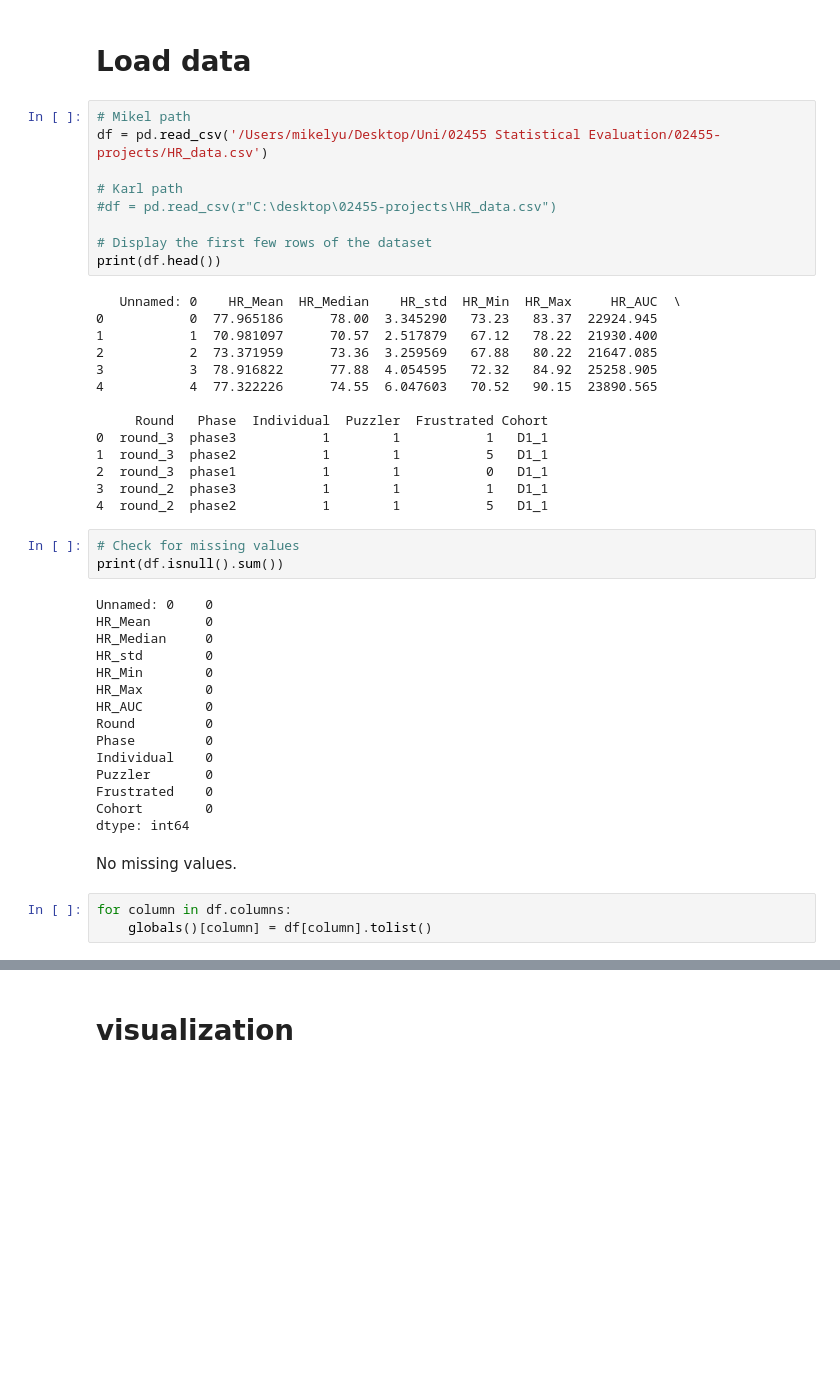
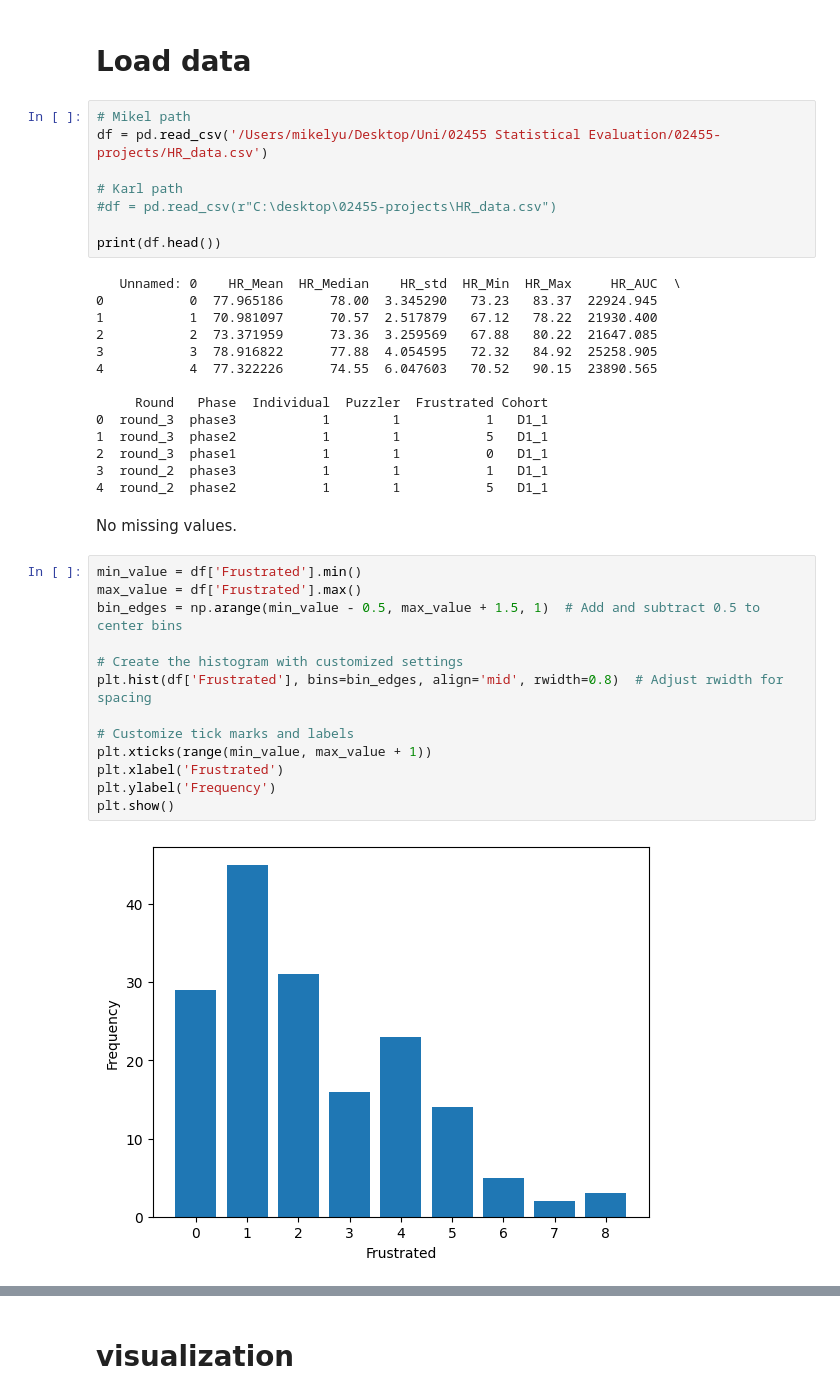
Before and after one commit to Mikel-Yu/02455-individual-project, a Jupyter notebook: Assignment_1_Task_2.ipynb, the cells around one changed output, grey strips where cells are left out. Saved outputs shown, nothing was run; the diff lists cells and outputs as text; blank space fills up the shorter version.

```diff
--- a/Assignment_1_Task_2.ipynb
+++ b/Assignment_1_Task_2.ipynb
@@ -24,7 +23,6 @@ df = pd.read_csv('/Users/mikelyu/Desktop/Uni/02455 Statistical Evaluation/02455-
 # Karl path
 #df = pd.read_csv(r"C:\desktop\02455-projects\HR_data.csv")
 
-# Display the first few rows of the dataset
 print(df.head())
 # %% [output]
    Unnamed: 0    HR_Mean  HR_Median    HR_std  HR_Min  HR_Max     HR_AUC  \
@@ -40,26 +38,20 @@ print(df.head())
 2  round_3  phase1           1        1           0   D1_1
 3  round_2  phase3           1        1           1   D1_1
 4  round_2  phase2           1        1           5   D1_1
-# %%
-# Check for missing values
-print(df.isnull().sum())
-# %% [output]
-Unnamed: 0    0
-HR_Mean       0
-HR_Median     0
-HR_std        0
-HR_Min        0
-HR_Max        0
-HR_AUC        0
-Round         0
-Phase         0
-Individual    0
-Puzzler       0
-Frustrated    0
-Cohort        0
-dtype: int64
 # %% [markdown]
 No missing values.
-# %%
-for column in df.columns:
-    globals()[column] = df[column].tolist()
+# %%
+min_value = df['Frustrated'].min()
+max_value = df['Frustrated'].max()
+bin_edges = np.arange(min_value - 0.5, max_value + 1.5, 1)  # Add and subtract 0.5 to center bins
+
+# Create the histogram with customized settings
+plt.hist(df['Frustrated'], bins=bin_edges, align='mid', rwidth=0.8)  # Adjust rwidth for spacing
+
+# Customize tick marks and labels
+plt.xticks(range(min_value, max_value + 1))
+plt.xlabel('Frustrated')
+plt.ylabel('Frequency')
+plt.show()
+# %% [output]
+[figure, added]
```
Also changed, not shown: parts of 39 cells of this notebook, 8 other files.
